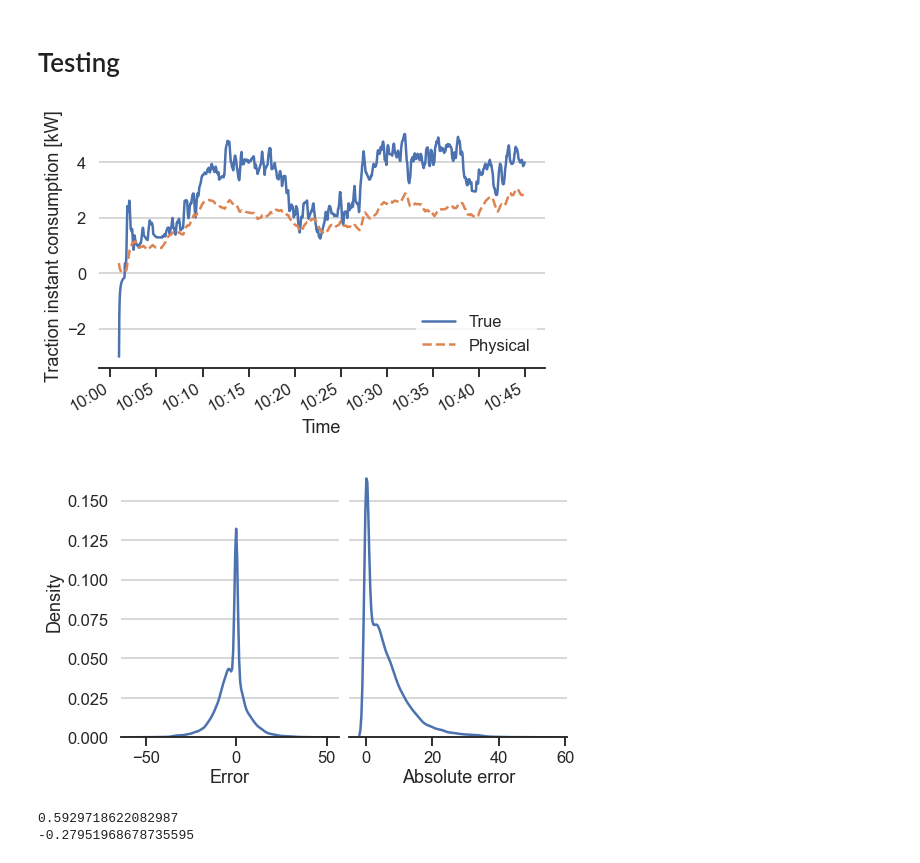
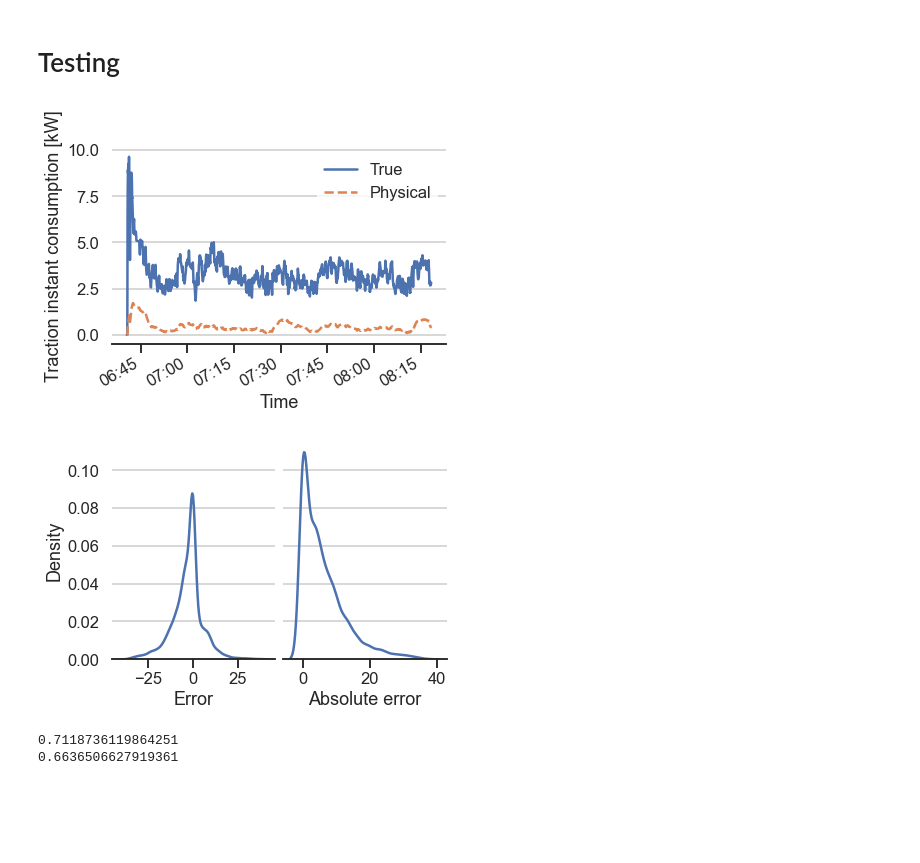
Before and after one commit to simonmoesorensen/energy-consumption-project, a Jupyter notebook: notebooks/combined_model.ipynb, the cells around one changed output. Cells and saved outputs as stored; diff of their text form; code cells hidden in the pictures; blank space fills up the shorter version.

```diff
--- a/notebooks/combined_model.ipynb
+++ b/notebooks/combined_model.ipynb
@@ -39,11 +41,11 @@ pd.set_option('display.max_columns', None)
 # temp.to_parquet("../data/processed/all_trips.parquet")
 # del temp
 # %%
-# df = load_trips(['M3_VH', 'CPH1_HH', 'CPH1_VH'], trips='all', sampling='2s')
-# df_test = load_trips(['CPH6_VH', 'CPH6_HH'], trips='all', sampling='2s')
 all_data = pd.read_parquet("../data/processed/all_trips.parquet")
-df = all_data.query("route in ['M3_VH', 'CPH1_HH', 'CPH1_VH']")
-df_test = all_data.query("route in ['CPH6_VH', 'CPH6_HH']")
+# df = all_data.query("route in ['M3_VH', 'CPH1_HH', 'CPH1_VH']")
+# df_test = all_data.query("route in ['CPH6_VH', 'CPH6_HH']")
+df = all_data.query("route == 'CPH1_VH' and trip in [7792, 7805, 8040, 8042, 8227, 9289]")
+df_test = all_data.query("route == 'CPH1_VH' and trip == 10218")
 
 outlier_columns = ['acceleration_z',
                    'acceleration_y',
@@ -154,26 +156,26 @@ LGBMRegressor()
 # %% [markdown]
 # Testing
 # %%
-df_plot = df_test.query("`trip` == 13201").drop(["route"], axis=1).rolling("5min").mean().reset_index()
+df_plot = df_test.query("`trip` == 10218").drop(["route"], axis=1).rolling("5min").mean().reset_index()
 
 fig, ax = plt.subplots()
 sns.lineplot(data=df_plot, x="TS_or_Distance", y="traction_instant_consumption", label='True', ax=ax)
 sns.lineplot(data=df_plot, x="TS_or_Distance", y="kW_pred", label='Physical', linestyle='--', ax=ax)
 
 ax.set(
     # title="Physical model prediction on test set",
     xlabel="Time",
     ylabel="Traction instant consumption [kW]",
 )
 fig.autofmt_xdate()
 ax.xaxis.set_major_formatter(mdates.DateFormatter('%H:%M'))
 fig.savefig("../figures/physical_test.pdf")
 # %% [output]
-[figure, old version]
+[figure, new version]
 # %%
 fig, ax = plt.subplots(ncols=2, sharey=True)
-sns.kdeplot(x=df.error, ax=ax[0])
-sns.kdeplot(x=df.error.abs(), ax=ax[1])
+sns.kdeplot(x=df_test.error, ax=ax[0])
+sns.kdeplot(x=df_test.error.abs(), ax=ax[1])
 ax[0].set(
     xlabel="Error",
 )
@@ -183,7 +185,7 @@ ax[1].set(
 fig.subplots_adjust(wspace=0.05, hspace=0)
 fig.savefig("../figures/physical_error.pdf")
 # %% [output]
-[figure, old version]
+[figure, new version]
 # %%
 df['error_pred'] = model.predict(df[features])
 df['kW_pred_final'] = df['kW_pred'] - df['error_pred']
@@ -200,5 +202,5 @@ from sklearn.metrics import r2_score
 print(r2_score(df['traction_instant_consumption'], df['kW_pred_final']))
 print(r2_score(df_test['traction_instant_consumption'], df_test['kW_pred_final']))
 # %% [output]
-0.5929718622082987
--0.27951968678735595
+0.7118736119864251
+0.6636506627919361
```
Also changed, not shown: parts of 7 cells of this notebook, 10 other files.
